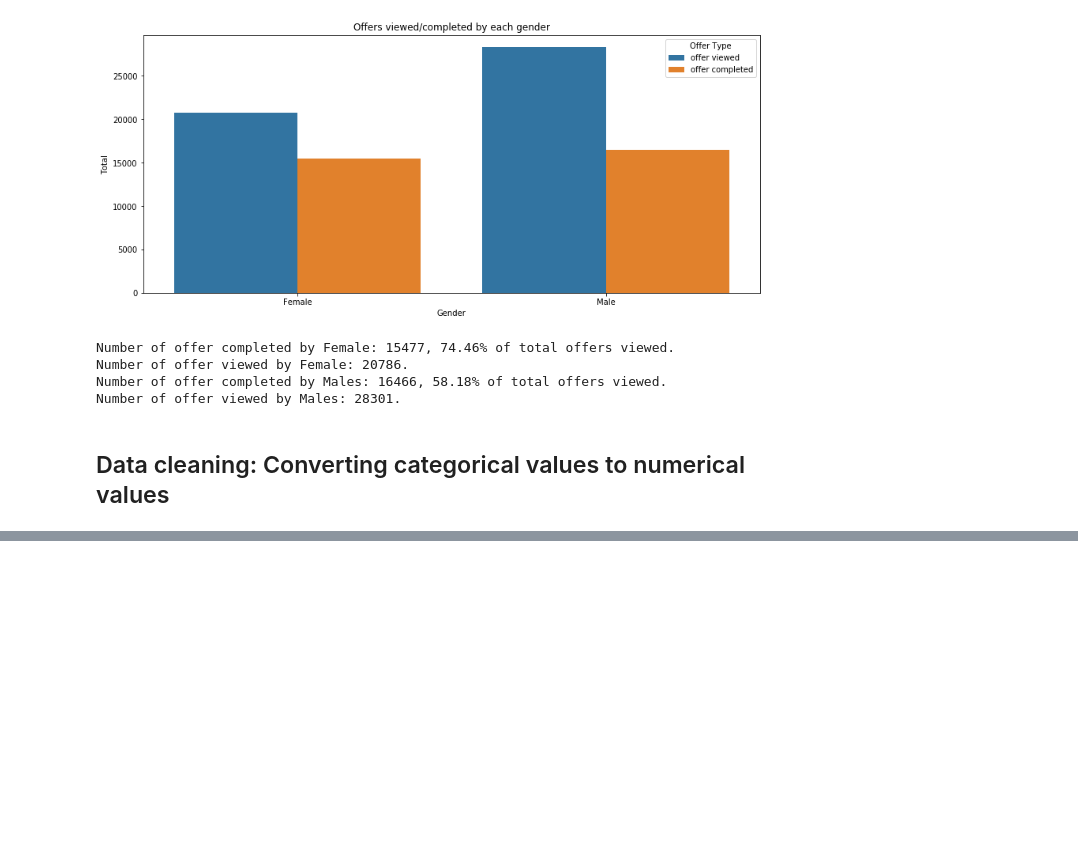
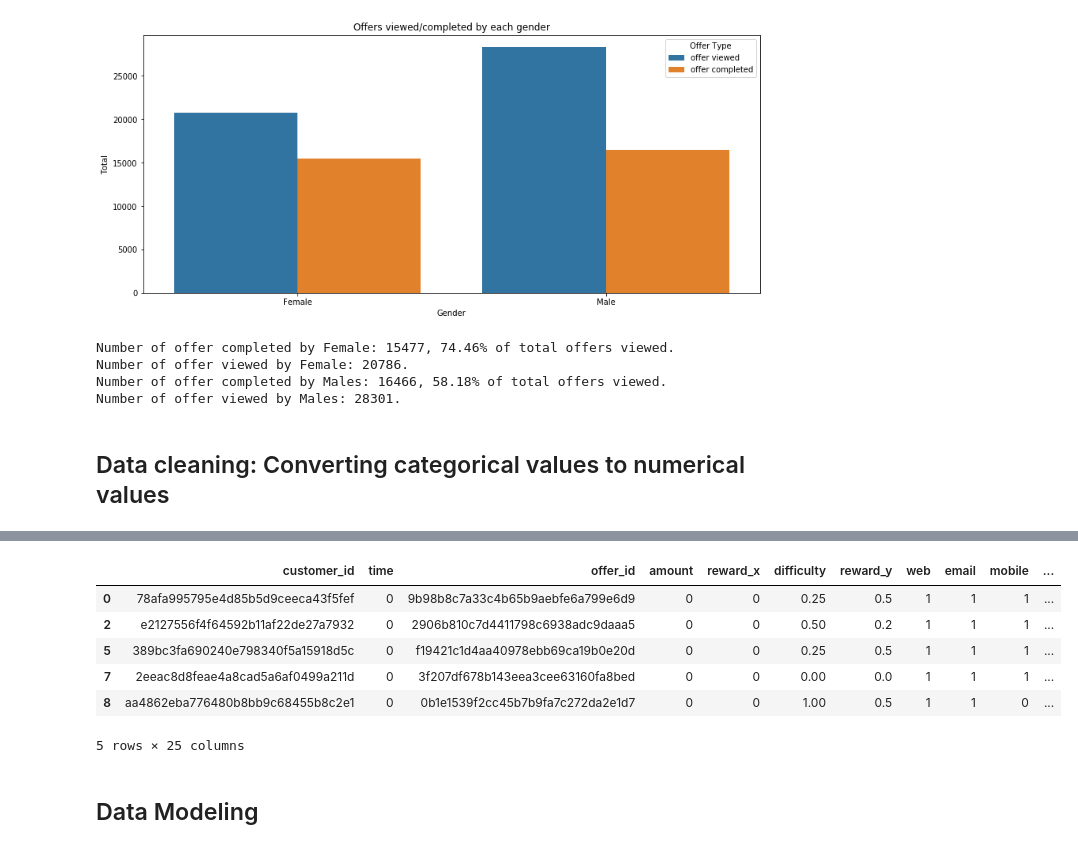
Before and after one commit to isakkabir/Starbucks-Challenge, a Jupyter notebook: Starbucks_Capstone_notebook.ipynb, the cells around one changed output, grey strips where cells are left out. Saved outputs shown, nothing was run; the diff lists cells and outputs as text; code cells hidden in the pictures; blank space fills up the shorter version.

```diff
--- a/Starbucks_Capstone_notebook.ipynb
+++ b/Starbucks_Capstone_notebook.ipynb
@@ -854,0 +814,12 @@ KeyError: "['offer_type'] not in index"
+# %%
+master_df.head(5)
+# %% [output]
+|  | customer_id | time | offer_id | amount | reward_x | difficulty | reward_y | web | email | mobile | ... |
+| 0 | 78afa995795e4d85b5d9ceeca43f5fef | 0 | 9b98b8c7a33c4b65b9aebfe6a799e6d9 | 0 | 0 | 0.25 | 0.5 | 1 | 1 | 1 | ... |
+| 2 | e2127556f4f64592b11af22de27a7932 | 0 | 2906b810c7d4411798c6938adc9daaa5 | 0 | 0 | 0.50 | 0.2 | 1 | 1 | 1 | ... |
+| 5 | 389bc3fa690240e798340f5a15918d5c | 0 | f19421c1d4aa40978ebb69ca19b0e20d | 0 | 0 | 0.25 | 0.5 | 1 | 1 | 1 | ... |
+| 7 | 2eeac8d8feae4a8cad5a6af0499a211d | 0 | 3f207df678b143eea3cee63160fa8bed | 0 | 0 | 0.00 | 0.0 | 1 | 1 | 1 | ... |
+| 8 | aa4862eba776480b8bb9c68455b8c2e1 | 0 | 0b1e1539f2cc45b7b9fa7c272da2e1d7 | 0 | 0 | 1.00 | 0.5 | 1 | 1 | 0 | ... |
+5 rows × 25 columns
+# %% [markdown]
+## Data Modeling
```
Also changed, not shown: parts of 17 cells of this notebook.
